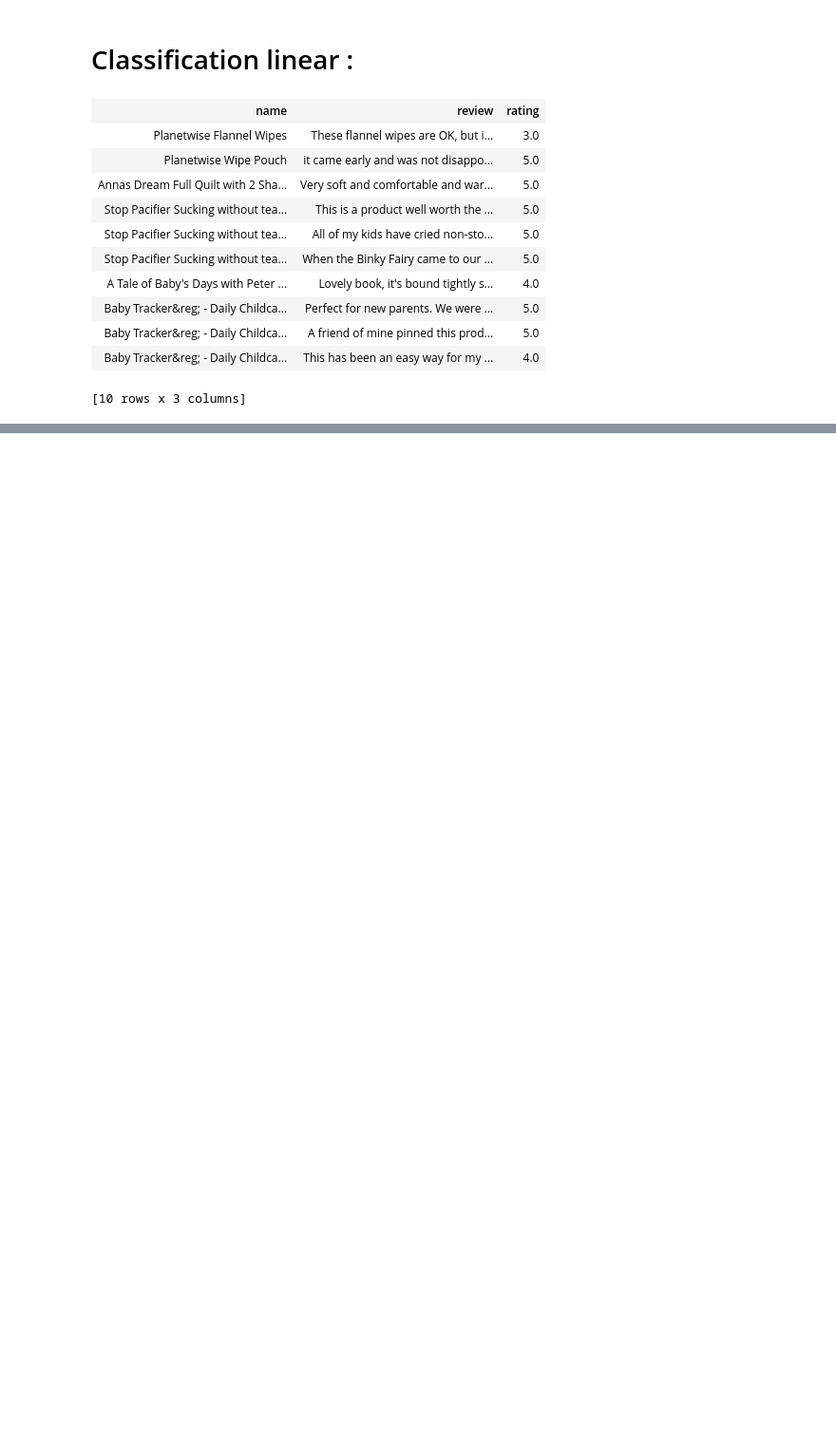
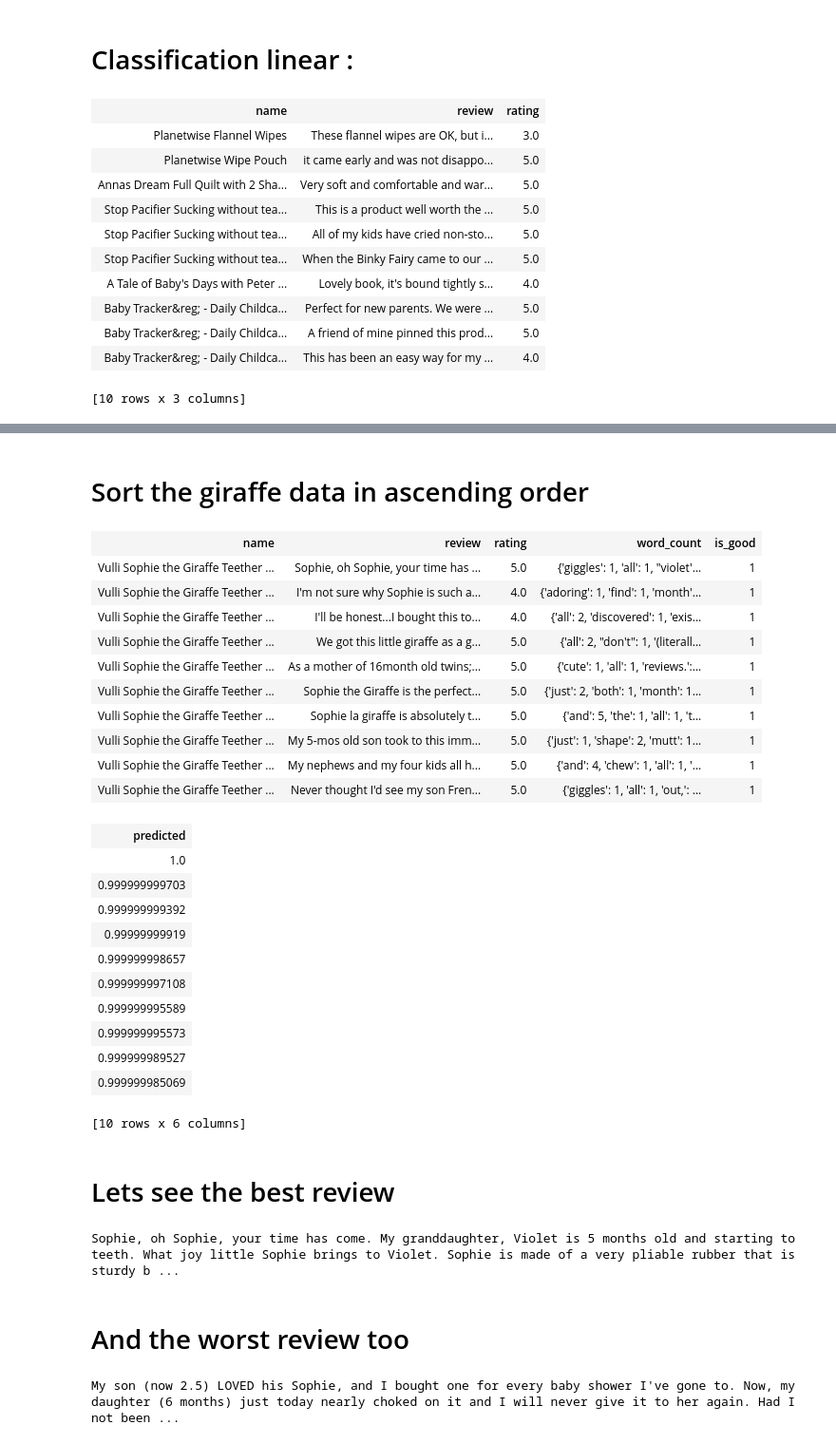
Before and after one commit to thesharpshooter/b, a Jupyter notebook: Week 3/Classification.ipynb, the cells around one changed output, grey strips where cells are left out. Shown: that part at 95% size. Saved outputs shown, nothing was run; the diff lists cells and outputs as text; code cells hidden in the pictures; blank space fills up the shorter version.

```diff
--- a/Week 3/Classification.ipynb
+++ b/Week 3/Classification.ipynb
@@ -43,0 +138,41 @@ You can use print_rows(num_rows=m, num_columns=n) to print more rows and columns
+# %% [markdown]
+# Sort the giraffe data in ascending order
+# %%
+giraffe_data = giraffe_data.sort('predicted',ascending = False)
+giraffe_data.head()
+# %% [output]
+| name | review | rating | word_count | is_good |
+| Vulli Sophie the Giraffe Teether ... | Sophie, oh Sophie, your time has ... | 5.0 | {'giggles': 1, 'all': 1, "violet'... | 1 |
+| Vulli Sophie the Giraffe Teether ... | I'm not sure why Sophie is such a... | 4.0 | {'adoring': 1, 'find': 1, 'month'... | 1 |
+| Vulli Sophie the Giraffe Teether ... | I'll be honest...I bought this to... | 4.0 | {'all': 2, 'discovered': 1, 'exis... | 1 |
+| Vulli Sophie the Giraffe Teether ... | We got this little giraffe as a g... | 5.0 | {'all': 2, "don't": 1, '(literall... | 1 |
+| Vulli Sophie the Giraffe Teether ... | As a mother of 16month old twins;... | 5.0 | {'cute': 1, 'all': 1, 'reviews.':... | 1 |
+| Vulli Sophie the Giraffe Teether ... | Sophie the Giraffe is the perfect... | 5.0 | {'just': 2, 'both': 1, 'month': 1... | 1 |
+| Vulli Sophie the Giraffe Teether ... | Sophie la giraffe is absolutely t... | 5.0 | {'and': 5, 'the': 1, 'all': 1, 't... | 1 |
+| Vulli Sophie the Giraffe Teether ... | My 5-mos old son took to this imm... | 5.0 | {'just': 1, 'shape': 2, 'mutt': 1... | 1 |
+| Vulli Sophie the Giraffe Teether ... | My nephews and my four kids all h... | 5.0 | {'and': 4, 'chew': 1, 'all': 1, '... | 1 |
+| Vulli Sophie the Giraffe Teether ... | Never thought I'd see my son Fren... | 5.0 | {'giggles': 1, 'all': 1, 'out,': ... | 1 |
+| predicted |
+| 1.0 |
+| 0.999999999703 |
+| 0.999999999392 |
+| 0.99999999919 |
+| 0.999999998657 |
+| 0.999999997108 |
+| 0.999999995589 |
+| 0.999999995573 |
+| 0.999999989527 |
+| 0.999999985069 |
+[10 rows x 6 columns]
+# %% [markdown]
+# Lets see the best review
+# %%
+print giraffe_data[0]['review']
+# %% [output]
+Sophie, oh Sophie, your time has come. My granddaughter, Violet is 5 months old and starting to teeth. What joy little Sophie brings to Violet. Sophie is made of a very pliable rubber that is sturdy b ...
+# %% [markdown]
+# And the worst review too
+# %%
+print giraffe_data[-1]['review']
+# %% [output]
+My son (now 2.5) LOVED his Sophie, and I bought one for every baby shower I've gone to. Now, my daughter (6 months) just today nearly choked on it and I will never give it to her again. Had I not been ...
```
Also changed, not shown: parts of 17 cells of this notebook.
